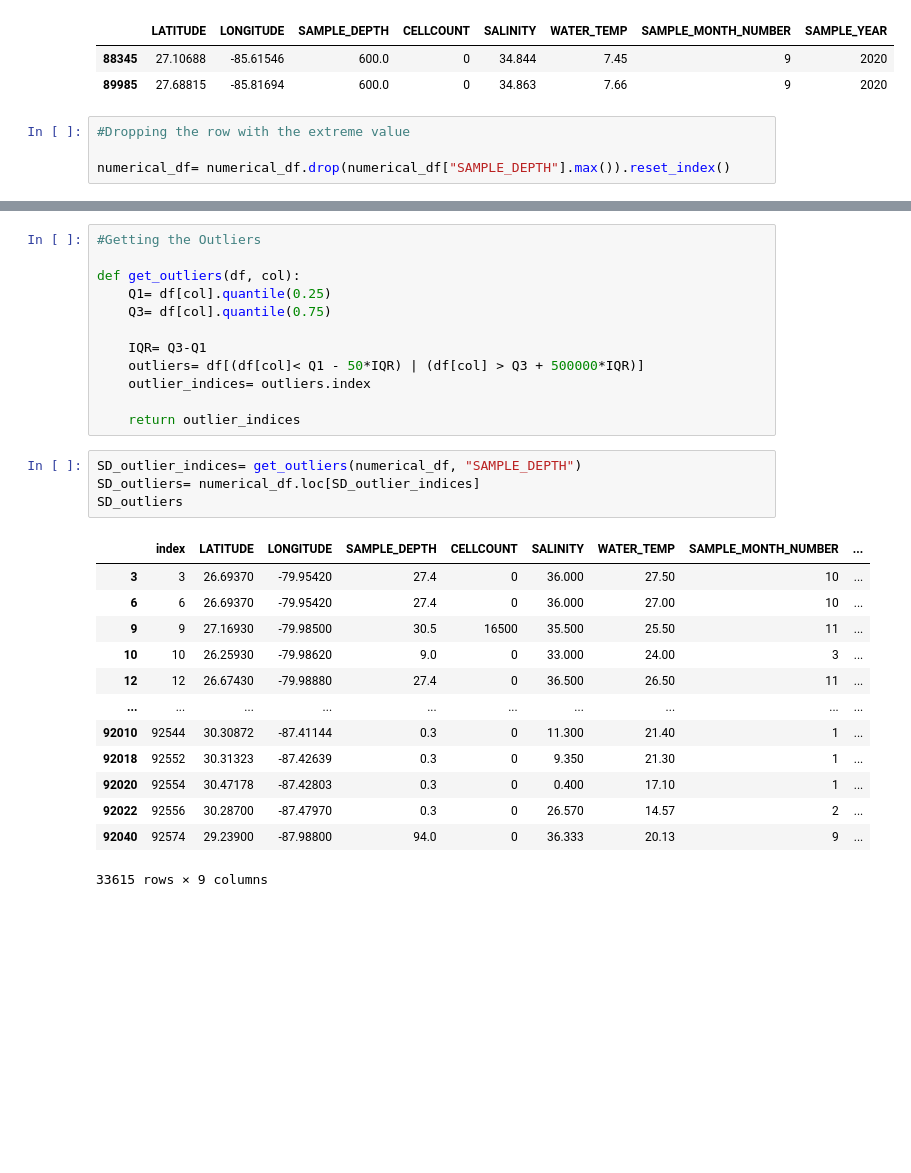
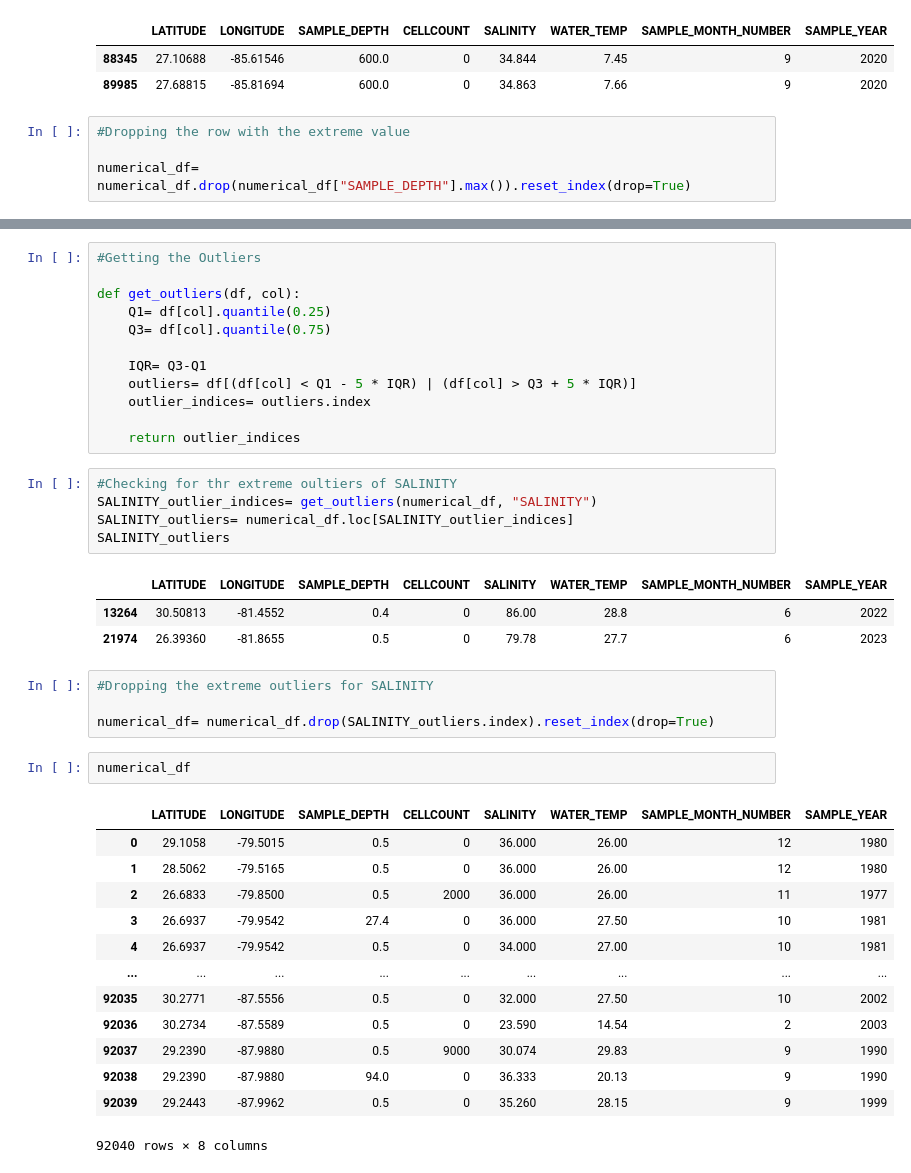
Before and after one commit to btokoli/Spotting-the-Unseen-Anomaly-Detection-in-Water-Quality-for-Early-Algal-Bloom-Warnings, a Jupyter notebook: analysis.ipynb, the cells around one changed output, grey strips where cells are left out. Cells and saved outputs as stored; diff of their text form; blank space fills up the shorter version.

Commit message:
outliers detection

```diff
--- a/analysis.ipynb
+++ b/analysis.ipynb
@@ -659,4 +659,4 @@ numerical_df.loc[numerical_df["SAMPLE_DEPTH"] == numerical_df["SAMPLE_DEPTH"].ma
 # %%
 #Dropping the row with the extreme value
 
-numerical_df= numerical_df.drop(numerical_df["SAMPLE_DEPTH"].max()).reset_index()
+numerical_df= numerical_df.drop(numerical_df["SAMPLE_DEPTH"].max()).reset_index(drop=True)
@@ -668,25 +675,36 @@ def get_outliers(df, col):
     Q3= df[col].quantile(0.75)
 
     IQR= Q3-Q1
-    outliers= df[(df[col]< Q1 - 50*IQR) | (df[col] > Q3 + 500000*IQR)]
+    outliers= df[(df[col] < Q1 - 5 * IQR) | (df[col] > Q3 + 5 * IQR)]
     outlier_indices= outliers.index
 
     return outlier_indices
-# %%
-SD_outlier_indices= get_outliers(numerical_df, "SAMPLE_DEPTH")
-SD_outliers= numerical_df.loc[SD_outlier_indices]
-SD_outliers
-# %% [output]
-|  | index | LATITUDE | LONGITUDE | SAMPLE_DEPTH | CELLCOUNT | SALINITY | WATER_TEMP | SAMPLE_MONTH_NUMBER | ... |
-| 3 | 3 | 26.69370 | -79.95420 | 27.4 | 0 | 36.000 | 27.50 | 10 | ... |
-| 6 | 6 | 26.69370 | -79.95420 | 27.4 | 0 | 36.000 | 27.00 | 10 | ... |
-| 9 | 9 | 27.16930 | -79.98500 | 30.5 | 16500 | 35.500 | 25.50 | 11 | ... |
-| 10 | 10 | 26.25930 | -79.98620 | 9.0 | 0 | 33.000 | 24.00 | 3 | ... |
-| 12 | 12 | 26.67430 | -79.98880 | 27.4 | 0 | 36.500 | 26.50 | 11 | ... |
-| ... | ... | ... | ... | ... | ... | ... | ... | ... | ... |
-| 92010 | 92544 | 30.30872 | -87.41144 | 0.3 | 0 | 11.300 | 21.40 | 1 | ... |
-| 92018 | 92552 | 30.31323 | -87.42639 | 0.3 | 0 | 9.350 | 21.30 | 1 | ... |
-| 92020 | 92554 | 30.47178 | -87.42803 | 0.3 | 0 | 0.400 | 17.10 | 1 | ... |
-| 92022 | 92556 | 30.28700 | -87.47970 | 0.3 | 0 | 26.570 | 14.57 | 2 | ... |
-| 92040 | 92574 | 29.23900 | -87.98800 | 94.0 | 0 | 36.333 | 20.13 | 9 | ... |
-33615 rows × 9 columns
+# %%
+#Checking for thr extreme oultiers of SALINITY
+SALINITY_outlier_indices= get_outliers(numerical_df, "SALINITY")
+SALINITY_outliers= numerical_df.loc[SALINITY_outlier_indices]
+SALINITY_outliers
+# %% [output]
+|  | LATITUDE | LONGITUDE | SAMPLE_DEPTH | CELLCOUNT | SALINITY | WATER_TEMP | SAMPLE_MONTH_NUMBER | SAMPLE_YEAR |
+| 13264 | 30.50813 | -81.4552 | 0.4 | 0 | 86.00 | 28.8 | 6 | 2022 |
+| 21974 | 26.39360 | -81.8655 | 0.5 | 0 | 79.78 | 27.7 | 6 | 2023 |
+# %%
+#Dropping the extreme outliers for SALINITY
+
+numerical_df= numerical_df.drop(SALINITY_outliers.index).reset_index(drop=True)
+# %%
+numerical_df
+# %% [output]
+|  | LATITUDE | LONGITUDE | SAMPLE_DEPTH | CELLCOUNT | SALINITY | WATER_TEMP | SAMPLE_MONTH_NUMBER | SAMPLE_YEAR |
+| 0 | 29.1058 | -79.5015 | 0.5 | 0 | 36.000 | 26.00 | 12 | 1980 |
+| 1 | 28.5062 | -79.5165 | 0.5 | 0 | 36.000 | 26.00 | 12 | 1980 |
+| 2 | 26.6833 | -79.8500 | 0.5 | 2000 | 36.000 | 26.00 | 11 | 1977 |
+| 3 | 26.6937 | -79.9542 | 27.4 | 0 | 36.000 | 27.50 | 10 | 1981 |
+| 4 | 26.6937 | -79.9542 | 0.5 | 0 | 34.000 | 27.00 | 10 | 1981 |
+| ... | ... | ... | ... | ... | ... | ... | ... | ... |
+| 92035 | 30.2771 | -87.5556 | 0.5 | 0 | 32.000 | 27.50 | 10 | 2002 |
+| 92036 | 30.2734 | -87.5589 | 0.5 | 0 | 23.590 | 14.54 | 2 | 2003 |
+| 92037 | 29.2390 | -87.9880 | 0.5 | 9000 | 30.074 | 29.83 | 9 | 1990 |
+| 92038 | 29.2390 | -87.9880 | 94.0 | 0 | 36.333 | 20.13 | 9 | 1990 |
+| 92039 | 29.2443 | -87.9962 | 0.5 | 0 | 35.260 | 28.15 | 9 | 1999 |
+92040 rows × 8 columns
```
Also changed, not shown: parts of 2 cells of this notebook.
